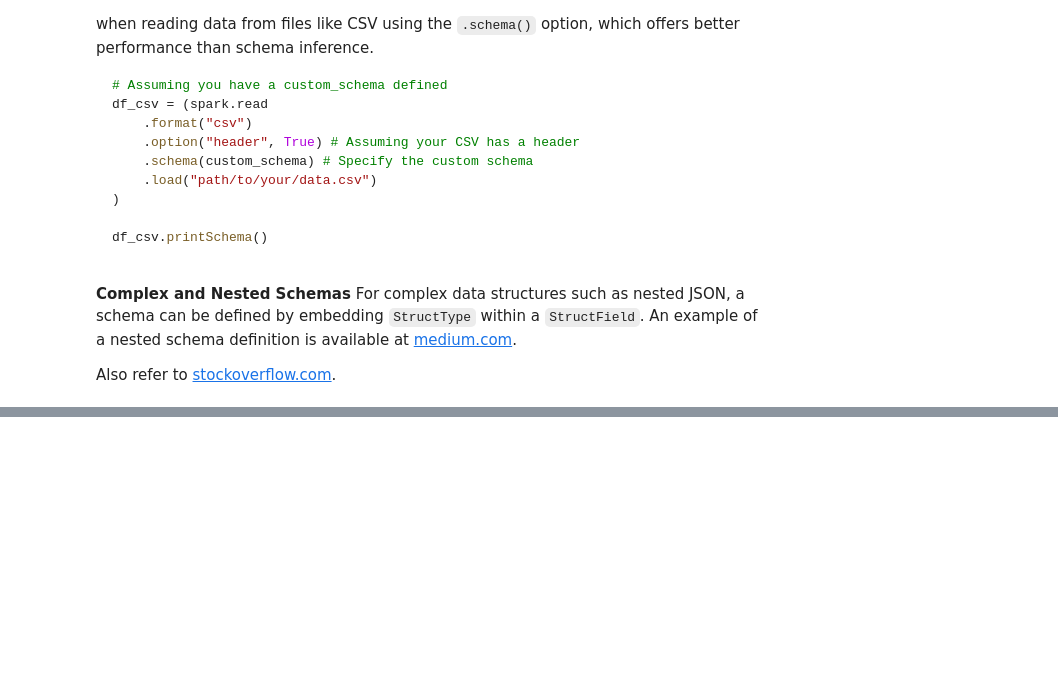
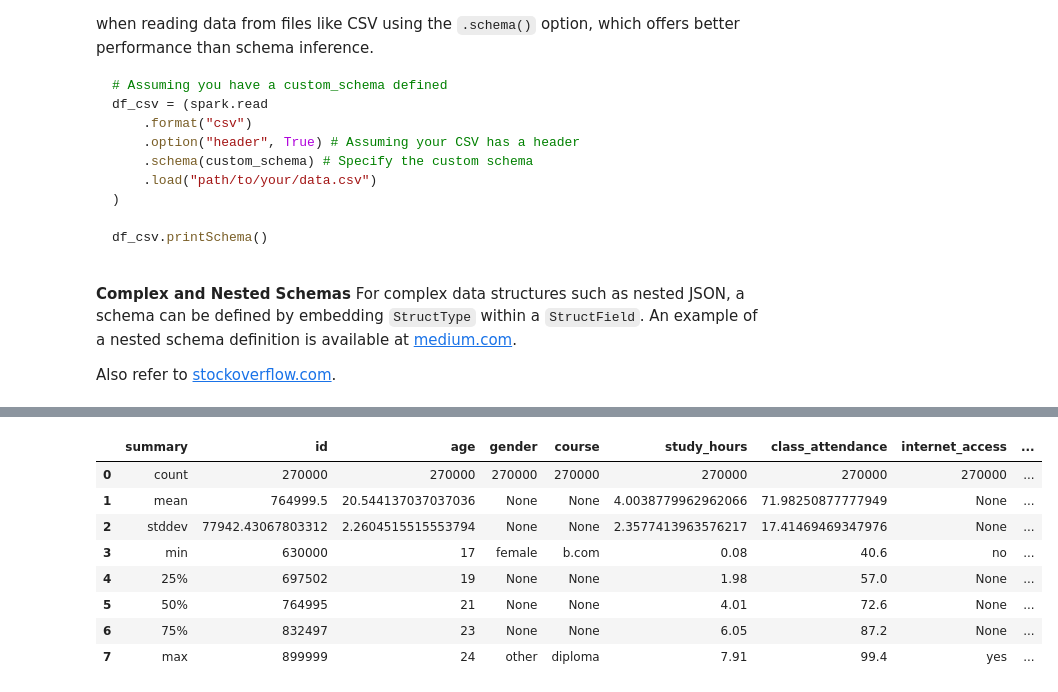
Before and after one commit to Sai-Sam-N/Predicting_Student_Test_Scores-Kaggle, a Jupyter notebook: EDA_predicting_student_test_scores.ipynb, the cells around one changed output, grey strips where cells are left out. Drawn from its saved outputs; the diff is of its cells as text; code cells hidden in the pictures; blank space fills up the shorter version.

Commit message:
Basic EDA - summary and describe functions, col function

```diff
--- a/EDA_predicting_student_test_scores.ipynb
+++ b/EDA_predicting_student_test_scores.ipynb
@@ -160,0 +333,12 @@ root
+# %%
+df.summary().toPandas()
+# %% [output]
+|  | summary | id | age | gender | course | study_hours | class_attendance | internet_access | ... |
+| 0 | count | 270000 | 270000 | 270000 | 270000 | 270000 | 270000 | 270000 | ... |
+| 1 | mean | 764999.5 | 20.544137037037036 | None | None | 4.0038779962962066 | 71.98250877777949 | None | ... |
+| 2 | stddev | 77942.43067803312 | 2.2604515515553794 | None | None | 2.3577413963576217 | 17.41469469347976 | None | ... |
+| 3 | min | 630000 | 17 | female | b.com | 0.08 | 40.6 | no | ... |
+| 4 | 25% | 697502 | 19 | None | None | 1.98 | 57.0 | None | ... |
+| 5 | 50% | 764995 | 21 | None | None | 4.01 | 72.6 | None | ... |
+| 6 | 75% | 832497 | 23 | None | None | 6.05 | 87.2 | None | ... |
+| 7 | max | 899999 | 24 | other | diploma | 7.91 | 99.4 | yes | ... |
```
Also changed, not shown: parts of 34 cells of this notebook.
